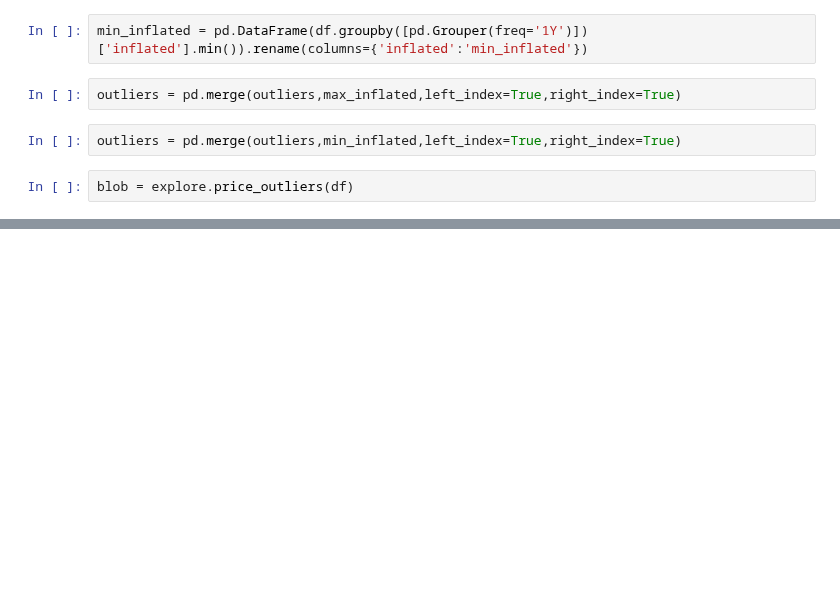
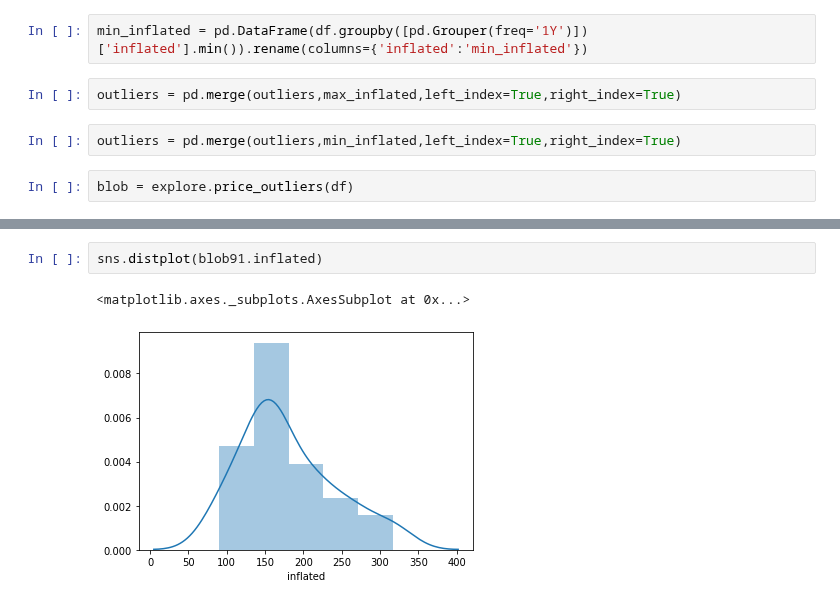
Before and after one commit to Data-Robusta/data-robusta, a Jupyter notebook: jeff_scratch.ipynb, the cells around one changed output, grey strips where cells are left out. Cells and saved outputs as stored; diff of their text form; blank space fills up the shorter version.

```diff
--- a/jeff_scratch.ipynb
+++ b/jeff_scratch.ipynb
@@ -402,0 +412,5 @@ blob = explore.price_outliers(df)
+# %%
+sns.distplot(blob91.inflated)
+# %% [output]
+<matplotlib.axes._subplots.AxesSubplot at 0x...>
+[figure, added]
```
Also changed, not shown: parts of 19 cells of this notebook, 2 other files.
